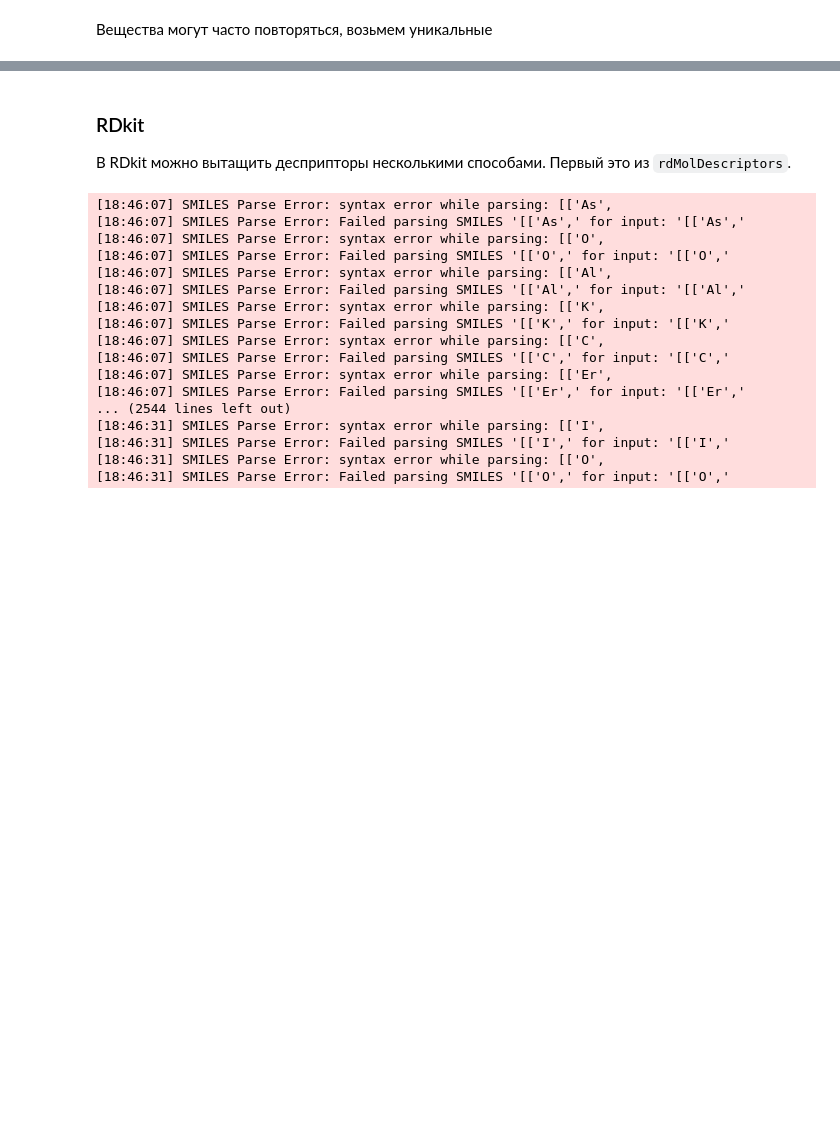
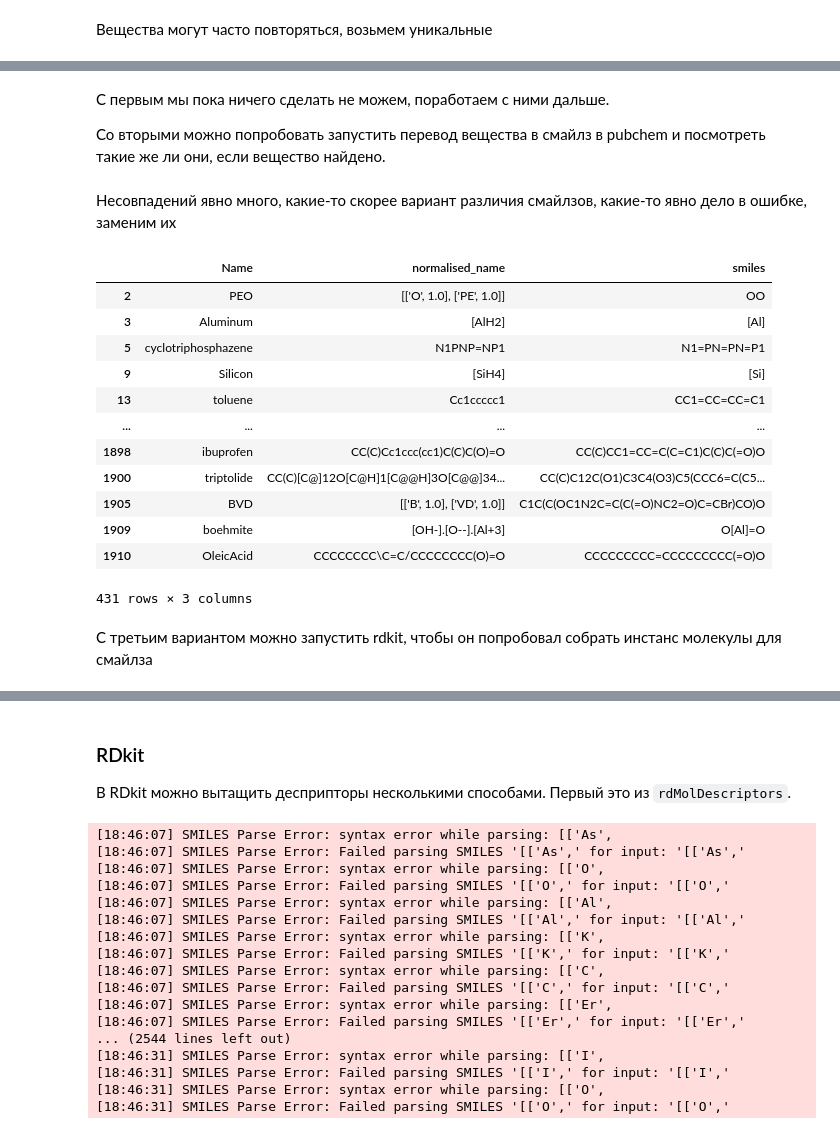
Before and after one commit to Gadeliya/Chemistry-algorithms-, a Jupyter notebook: API+Data_Preparation.ipynb, the cells around one changed output, grey strips where cells are left out. Saved outputs shown, nothing was run; the diff lists cells and outputs as text; code cells hidden in the pictures; blank space fills up the shorter version.

```diff
--- a/API.ipynb
+++ b/API+Data_Preparation.ipynb
@@ -77,7 +70,4 @@ PubChem нашел не все смайлзы, у нас не стоит зад
-# %%
-empty_smiles = df.loc[df['normalised_name'].isna()]
-df = df[~df['normalised_name'].isna()]
 # %% [markdown]
 Вещества могут часто повторяться, возьмем уникальные
 # %%
-df_names = df['normalised_name'].drop_duplicates()
+df_names = df.loc[df['Name'].drop_duplicates().index, ['Name', 'normalised_name']]
@@ -83,0 +80,4 @@ df_names = df['normalised_name'].drop_duplicates()
+# %% [markdown]
+С первым мы пока ничего сделать не можем, поработаем с ними дальше.
+
+Со вторыми можно попробовать запустить перевод вещества в смайлз в pubchem и посмотреть такие же ли они, если вещество найдено.
@@ -83,0 +87,19 @@ df_names = df['normalised_name'].drop_duplicates()
+# %% [markdown]
+Несовпадений явно много, какие-то скорее вариант различия смайлзов, какие-то явно дело в ошибке, заменим их
+# %%
+d = df_names[df_names['smiles'] != df_names['normalised_name']]
+d[~d['smiles'].isna()]
+# %% [output]
+|  | Name | normalised_name | smiles |
+| 2 | PEO | [['O', 1.0], ['PE', 1.0]] | OO |
+| 3 | Aluminum | [AlH2] | [Al] |
+| 5 | cyclotriphosphazene | N1PNP=NP1 | N1=PN=PN=P1 |
+| 9 | Silicon | [SiH4] | [Si] |
+| 13 | toluene | Cc1ccccc1 | CC1=CC=CC=C1 |
+| ... | ... | ... | ... |
+| 1898 | ibuprofen | CC(C)Cc1ccc(cc1)C(C)C(O)=O | CC(C)CC1=CC=C(C=C1)C(C)C(=O)O |
+| 1900 | triptolide | CC(C)[C@]12O[C@H]1[C@@H]3O[C@@]34... | CC(C)C12C(O1)C3C4(O3)C5(CCC6=C(C5... |
+| 1905 | BVD | [['B', 1.0], ['VD', 1.0]] | C1C(C(OC1N2C=C(C(=O)NC2=O)C=CBr)CO)O |
+| 1909 | boehmite | [OH-].[O--].[Al+3] | O[Al]=O |
+| 1910 | OleicAcid | CCCCCCCC\C=C/CCCCCCCC(O)=O | CCCCCCCCC=CCCCCCCCC(=O)O |
+431 rows × 3 columns
@@ -83,0 +109,2 @@ df_names = df['normalised_name'].drop_duplicates()
+# %% [markdown]
+С третьим вариантом можно запустить rdkit, чтобы он попробовал собрать инстанс молекулы для смайлза
```
Also changed, not shown: parts of 39 cells of this notebook, 1 other file.
